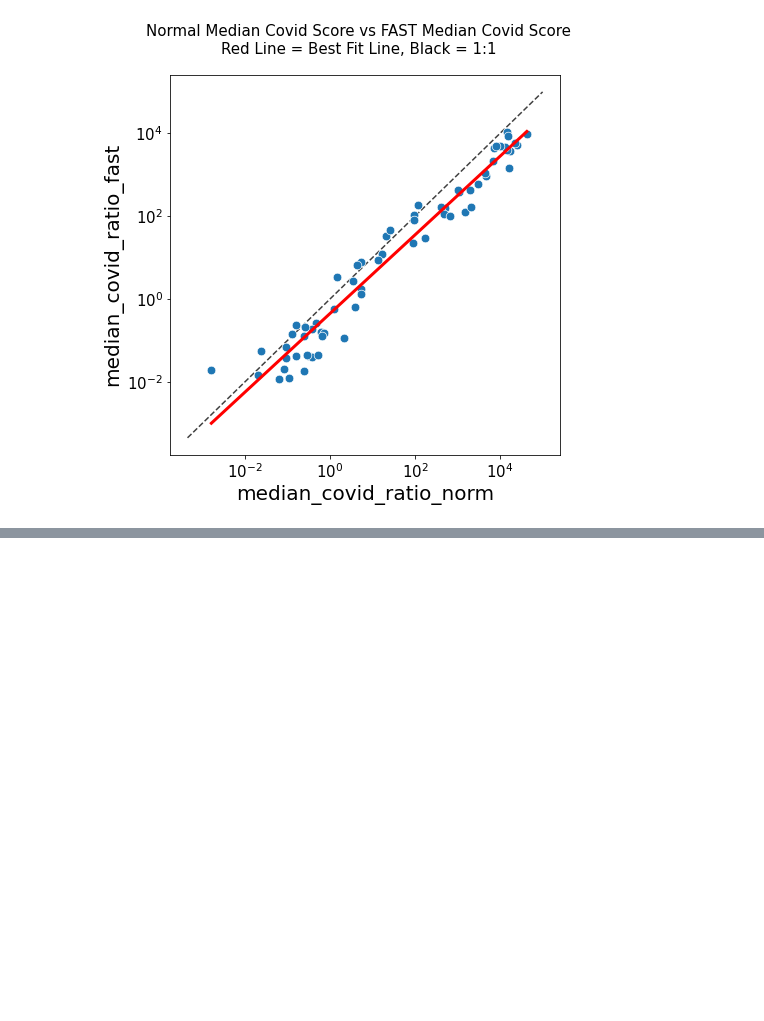
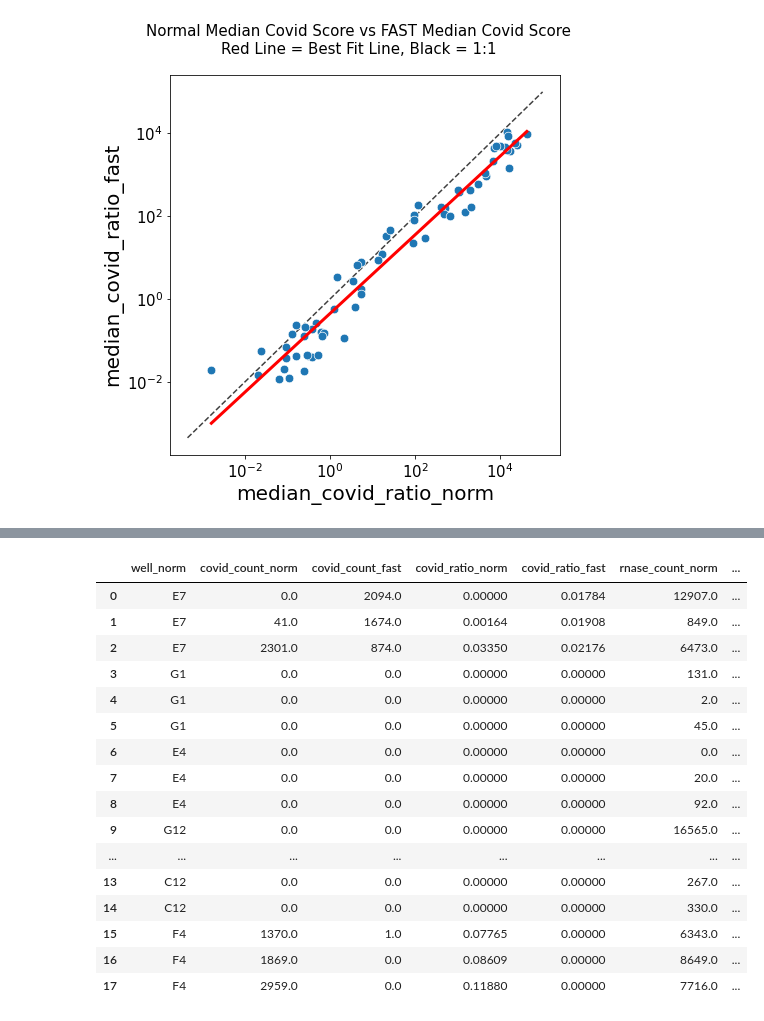
Before and after one commit to gh-bshih/g19_analysis, a Jupyter notebook: 201210_FastConcordance#1.ipynb, the cells around one changed output, grey strips where cells are left out. Saved outputs shown, nothing was run; the diff lists cells and outputs as text; code cells hidden in the pictures; blank space fills up the shorter version.

```diff
--- a/201210_FastConcordance#1.ipynb
+++ b/201210_FastConcordance#1.ipynb
@@ -310,0 +313,25 @@ single_discord
+# %%
+single_discord.loc[:,['well_norm',
+                      'covid_count_norm', 'covid_count_fast',
+                      'covid_ratio_norm', 'covid_ratio_fast',
+                      'rnase_count_norm', 'rnase_count_fast',
+                      'spikein_count_norm', 'spikein_count_fast',
+                      'replicate_call_norm', 'replicate_call_fast']]
+# %% [output]
+|  | well_norm | covid_count_norm | covid_count_fast | covid_ratio_norm | covid_ratio_fast | rnase_count_norm | ... |
+| 0 | E7 | 0.0 | 2094.0 | 0.00000 | 0.01784 | 12907.0 | ... |
+| 1 | E7 | 41.0 | 1674.0 | 0.00164 | 0.01908 | 849.0 | ... |
+| 2 | E7 | 2301.0 | 874.0 | 0.03350 | 0.02176 | 6473.0 | ... |
+| 3 | G1 | 0.0 | 0.0 | 0.00000 | 0.00000 | 131.0 | ... |
+| 4 | G1 | 0.0 | 0.0 | 0.00000 | 0.00000 | 2.0 | ... |
+| 5 | G1 | 0.0 | 0.0 | 0.00000 | 0.00000 | 45.0 | ... |
+| 6 | E4 | 0.0 | 0.0 | 0.00000 | 0.00000 | 0.0 | ... |
+| 7 | E4 | 0.0 | 0.0 | 0.00000 | 0.00000 | 20.0 | ... |
+| 8 | E4 | 0.0 | 0.0 | 0.00000 | 0.00000 | 92.0 | ... |
+| 9 | G12 | 0.0 | 0.0 | 0.00000 | 0.00000 | 16565.0 | ... |
+| ... | ... | ... | ... | ... | ... | ... | ... |
+| 13 | C12 | 0.0 | 0.0 | 0.00000 | 0.00000 | 267.0 | ... |
+| 14 | C12 | 0.0 | 0.0 | 0.00000 | 0.00000 | 330.0 | ... |
+| 15 | F4 | 1370.0 | 1.0 | 0.07765 | 0.00000 | 6343.0 | ... |
+| 16 | F4 | 1869.0 | 0.0 | 0.08609 | 0.00000 | 8649.0 | ... |
+| 17 | F4 | 2959.0 | 0.0 | 0.11880 | 0.00000 | 7716.0 | ... |
```
Also changed, not shown: parts of 5 cells of this notebook.
